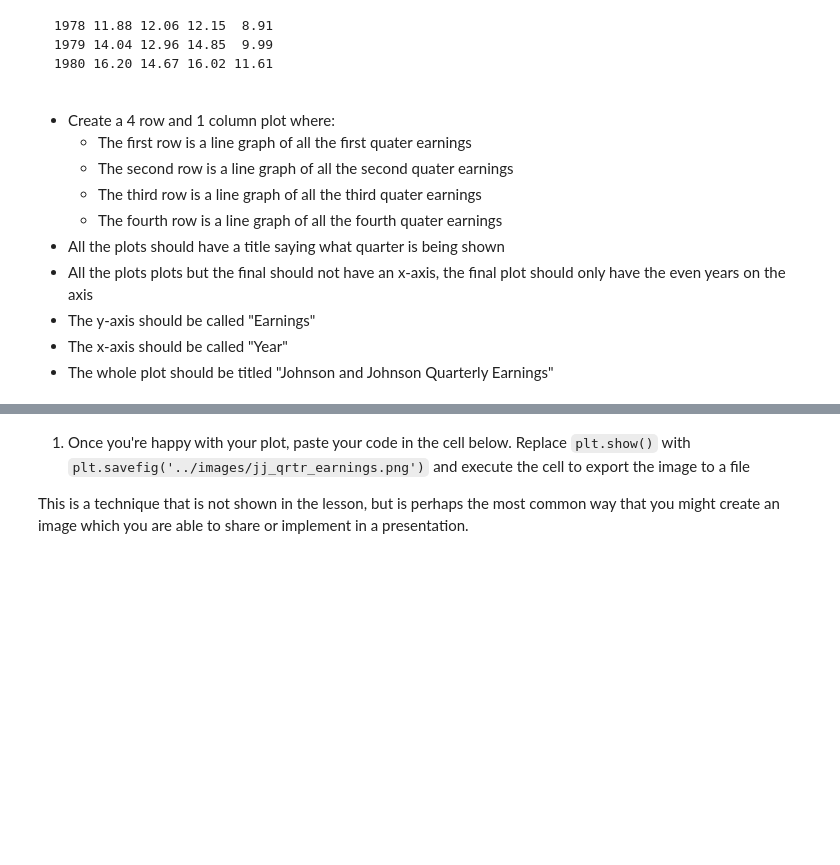
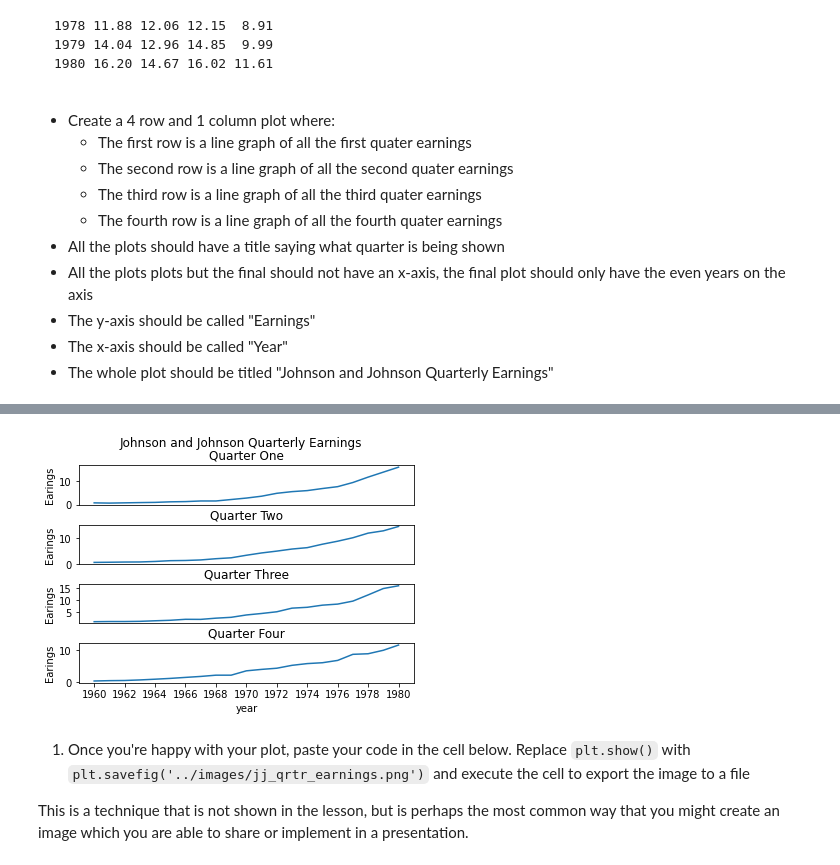
Before and after one commit to anpaking/ds-precourse-faceting, a Jupyter notebook: notebooks/faceting.ipynb, the cells around one changed output, grey strips where cells are left out. Drawn from its saved outputs; the diff is of its cells as text; code cells hidden in the pictures; blank space fills up the shorter version.

```diff
--- a/notebooks/faceting.ipynb
+++ b/notebooks/faceting.ipynb
@@ -128,3 +56,50 @@ plt.subplots_adjust(bottom=1, top=3, right=1.7)
+# %%
+from matplotlib import pyplot as plt
+from matplotlib import gridspec as gs
+import numpy as np
+import pandas as pd
+
+
+earnings_df = pd.read_csv('~/Documents/earnings_data.txt', sep='\s+')
+
+
+fig, ax = plt.subplots(4,1)
+
+ax[0].plot(earnings_df['years'],earnings_df['Qtr1'])
+ax[0].set_title('Quarter One')
+ax[0].set_xticks(earnings_df['years'][::2])
+ax[0].set_ylabel('Earings')
+ax[0].get_xaxis().set_visible(False)
+
+
+ax[1].plot(earnings_df['years'],earnings_df['Qtr2'])
+ax[1].set_title('Quarter Two')
+ax[1].set_xticks(earnings_df['years'][::2])
+ax[1].set_ylabel('Earings')
+ax[1].get_xaxis().set_visible(False)
+
+
+ax[2].plot(earnings_df['years'],earnings_df['Qtr3'])
+ax[2].set_title('Quarter Three')
+ax[2].set_xticks(earnings_df['years'][::2])
+ax[2].set_ylabel('Earings')
+ax[2].get_xaxis().set_visible(False)
+
+
+ax[3].plot(earnings_df['years'],earnings_df['Qtr4'])
+ax[3].set_title('Quarter Four')
+ax[3].set_xlabel('year')
+ax[3].set_ylabel('Earings')
+ax[3].set_xticks(earnings_df['years'][::2])
+
+fig.suptitle('Johnson and Johnson Quarterly Earnings')
+
+
+
+
+plt.subplots_adjust(hspace = .5)
+# %% [output]
+[figure, added]
 # %% [markdown]
 1. Once you're happy with your plot, paste your code in the cell below. Replace `plt.show()` with `plt.savefig('../images/jj_qrtr_earnings.png')` and execute the cell to export the image to a file
 
```
Also changed, not shown: parts of 6 cells of this notebook.
